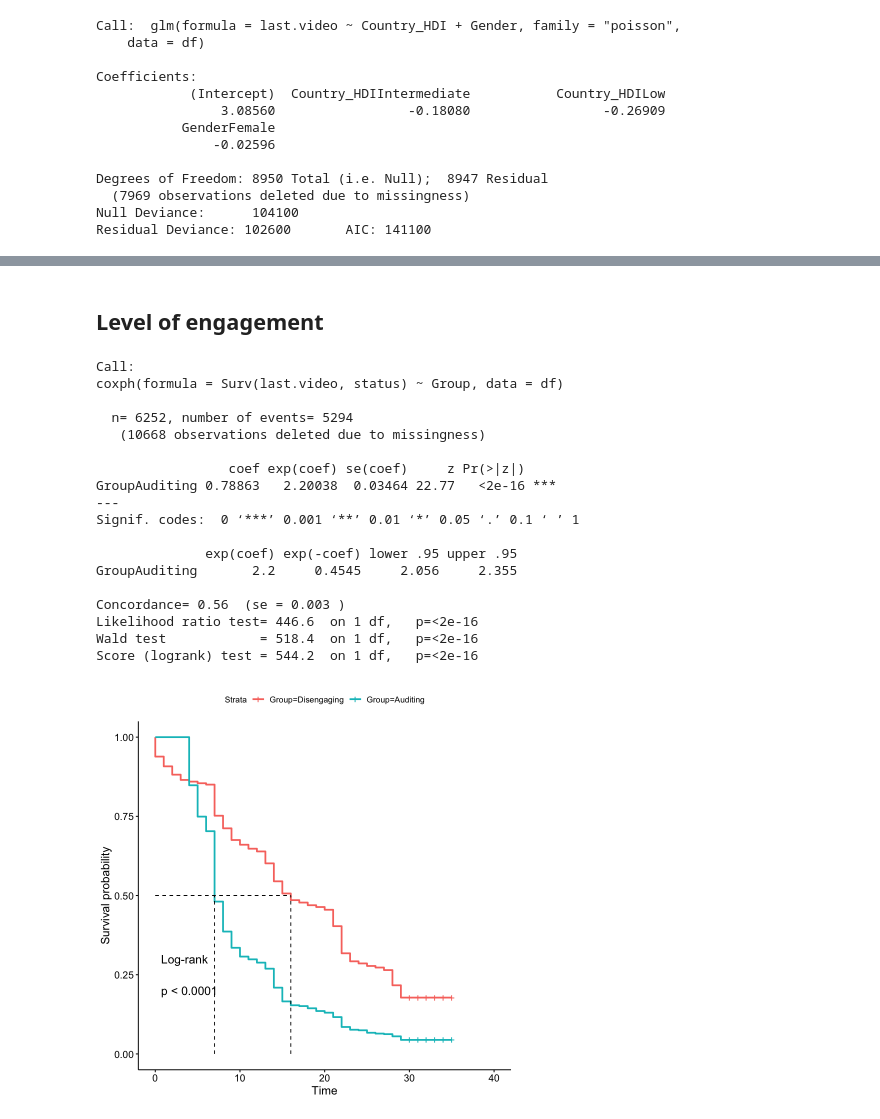
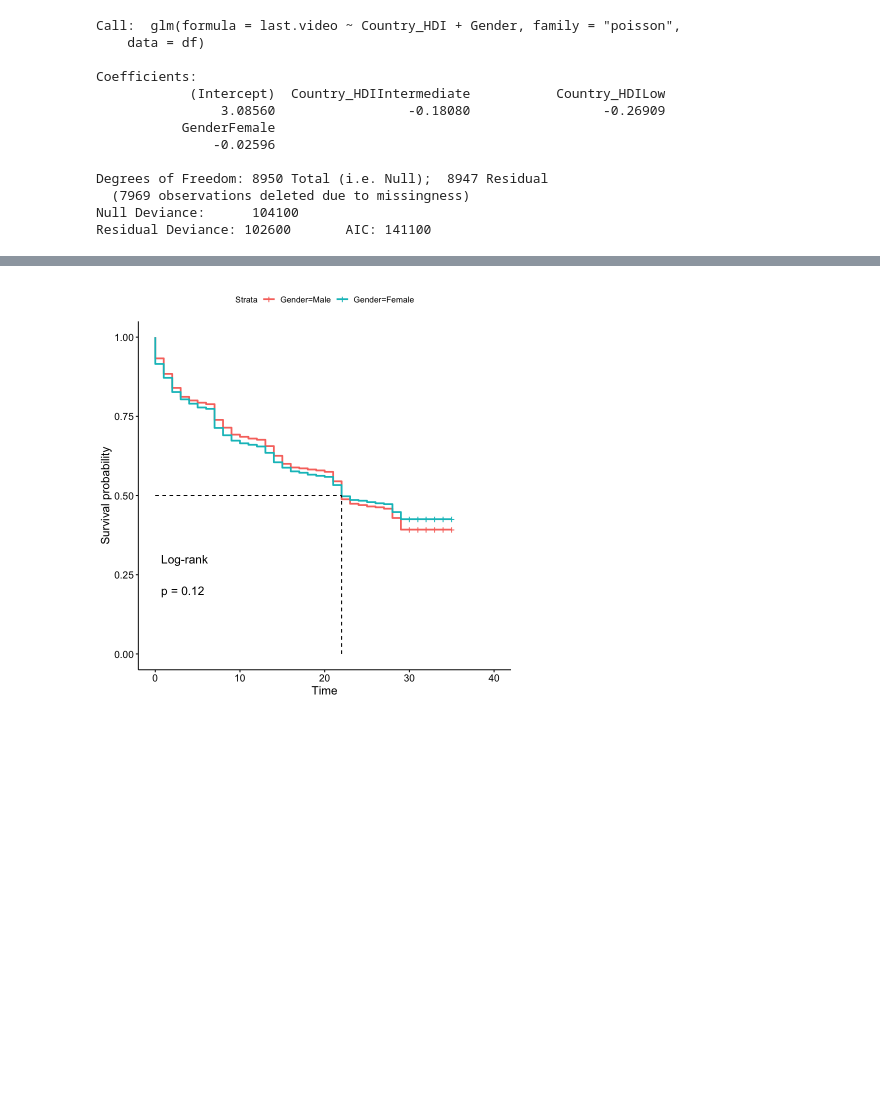
Before and after one commit to buu-nguyen/PIB3-InterStats, a Jupyter notebook: InterStats.ipynb, the cells around one changed output, grey strips where cells are left out. Cells and saved outputs as stored; diff of their text form; code cells hidden in the pictures; blank space fills up the shorter version.

```diff
--- a/InterStats.ipynb
+++ b/InterStats.ipynb
@@ -299,8 +303 @@ Prepare data to apply linear models
-# %%
-df <- df %>% mutate(status = case_when(last.video < 30 ~ 1,
-                                           TRUE ~ 0))
-
-df <- df %>% mutate(Group = case_when(EngagementLevel == 1 ~ "Auditing",
-                                      EngagementLevel == 2 ~ "Disengaging"))
-df$Group <- factor(df$Group, levels = c("Disengaging","Auditing"))
 # %% [markdown]
@@ -307,0 +305,4 @@ df$Group <- factor(df$Group, levels = c("Disengaging","Auditing"))
+# %%
+# Reference: Very High + Male
+surv = coxph(formula = Surv(last.video, status) ~ Country_HDI + Gender, data = df)
+summary(surv)
@@ -341,35 +339,14 @@ Score (logrank) test = 248.9  on 2 df,   p=<2e-16
 [figure]
-# %% [markdown]
-## Level of engagement
-# %%
-# Reference: Disengaging
-summary(coxph(formula = Surv(last.video, status) ~ Group, data = df))
-survival_Group <- survfit(Surv(last.video, status) ~ Group, data = df)
-ggsurvplot(
-  survival_Group,
-  conf.int = FALSE,
-  surv.median.line = c('hv'),
-  data = df,
-  pval = TRUE,
-  pval.method = TRUE,
-  risk.table = FALSE)
-# %% [output]
-Call:
-coxph(formula = Surv(last.video, status) ~ Group, data = df)
-
-  n= 6252, number of events= 5294
-   (10668 observations deleted due to missingness)
-
-                 coef exp(coef) se(coef)     z Pr(>|z|)
-GroupAuditing 0.78863   2.20038  0.03464 22.77   <2e-16 ***
----
-Signif. codes:  0 ‘***’ 0.001 ‘**’ 0.01 ‘*’ 0.05 ‘.’ 0.1 ‘ ’ 1
-
-              exp(coef) exp(-coef) lower .95 upper .95
-GroupAuditing       2.2     0.4545     2.056     2.355
-
-Concordance= 0.56  (se = 0.003 )
-Likelihood ratio test= 446.6  on 1 df,   p=<2e-16
-Wald test            = 518.4  on 1 df,   p=<2e-16
-Score (logrank) test = 544.2  on 1 df,   p=<2e-16
-[figure, removed]
+# %%
+# Survival plot of Gender
+survival_Group <- survfit(Surv(last.video, status) ~ Gender, data = df)
+ggsurvplot(
+  survival_Group,
+  conf.int = FALSE,
+  surv.median.line = c('hv'),
+  data = df,
+  pval = TRUE,
+  pval.method = TRUE,
+  risk.table = FALSE)
+# %% [output]
+[figure, added]
```
Also changed, not shown: parts of 12 cells of this notebook, 6 other files.
